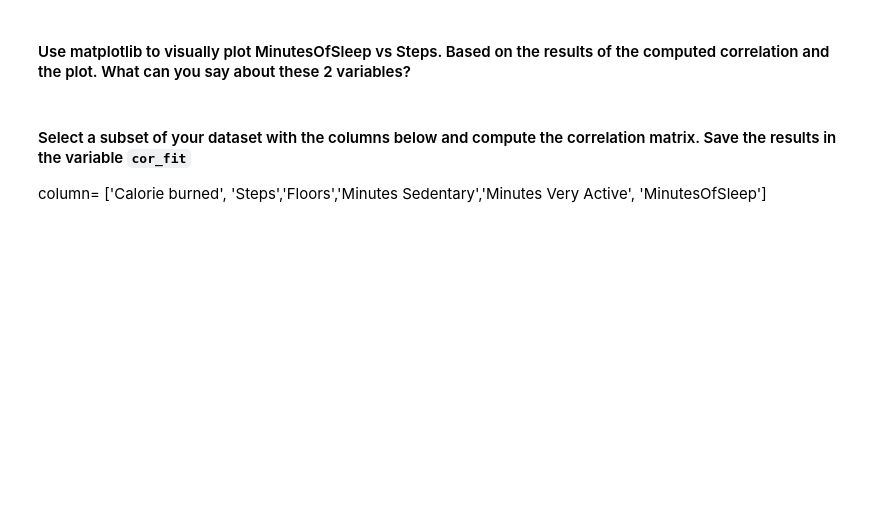
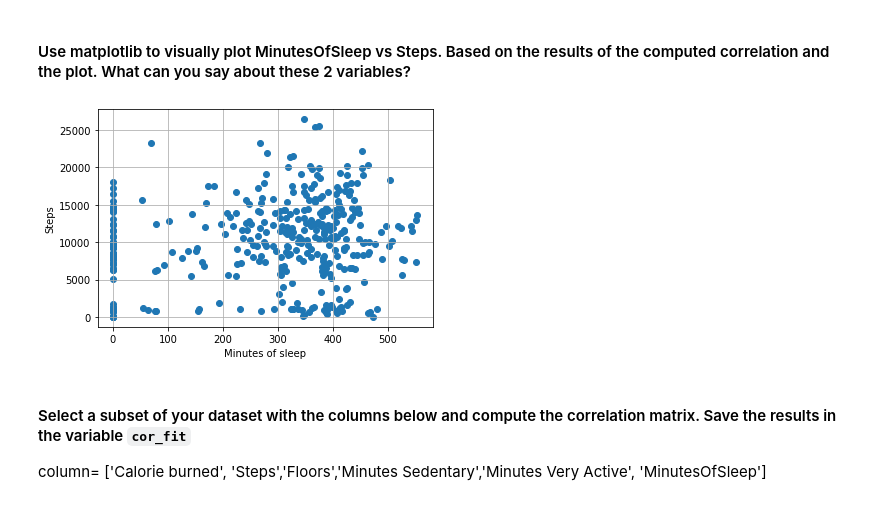
Before and after one commit to herreradelduque/dataptmad1019, a Jupyter notebook: module-2/lab-pivot-table-and-correlation/your_code/main.ipynb, the cells around one changed output. Cells and saved outputs as stored; diff of their text form; code cells hidden in the pictures; blank space fills up the shorter version.

```diff
--- a/module-2/lab-pivot-table-and-correlation/your_code/main.ipynb
+++ b/module-2/lab-pivot-table-and-correlation/your_code/main.ipynb
@@ -241,3 +267,12 @@ fitbit['Minutes Very Active'].corr(fitbit['Steps'])
+# %%
+# your answer here
+plt.scatter(x=fitbit['MinutesOfSleep'],y=fitbit['Steps'])
+plt.xlabel('Minutes of sleep')
+plt.ylabel('Steps')
+plt.grid(True)
+plt.show()
+# %% [output]
+[figure, added]
 # %% [markdown]
 #### Select a subset of your dataset with the columns below and compute the correlation matrix. Save the results in the variable `cor_fit`
 column= ['Calorie burned', 'Steps','Floors','Minutes Sedentary','Minutes Very Active', 'MinutesOfSleep']
```
Also changed, not shown: parts of 27 cells of this notebook.
